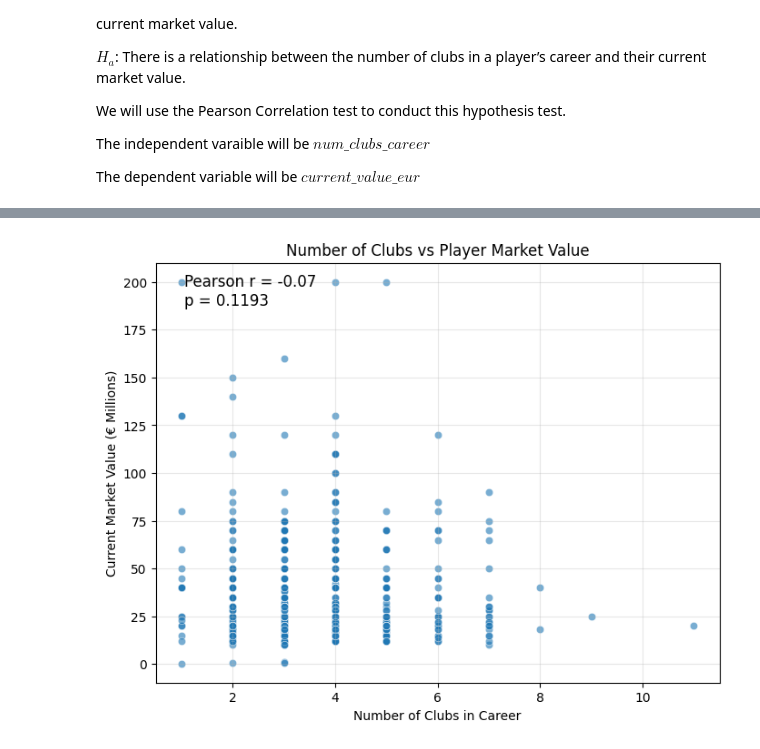
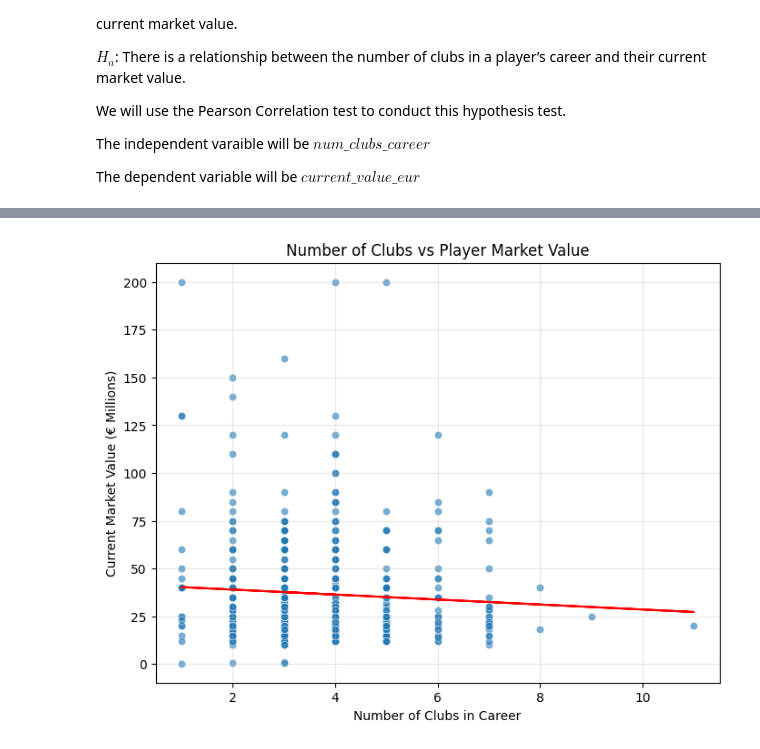
Before and after one commit to etah1/CMSC320-Semester-Project, a Jupyter notebook: checkpointTwo.ipynb, the cells around one changed output, grey strips where cells are left out. Saved outputs shown, nothing was run; the diff lists cells and outputs as text; code cells hidden in the pictures.

```diff
--- a/checkpointTwo.ipynb
+++ b/checkpointTwo.ipynb
@@ -253,7 +253,7 @@ The dependent variable will be $current\_value\_eur$
 import scipy as sp
 
 x = players["num_clubs_career"]
-y = players["current_value_eur"]
+y = players["current_value_eur"]/1000000
 
 corr, p_val = sp.stats.pearsonr(x, y)
 
@@ -264,29 +264,26 @@ Correlation: -0.06920314976883758
 P-value: 0.11928411744999212
 # %%
-players["current_value_m"] = players["current_value_eur"] / 1_000_000
+import numpy as np
 
 plt.figure(figsize=(8,6))
 
 sns.scatterplot(
     data=players,
     x="num_clubs_career",
     y="current_value_m",
     alpha=0.6
 )
 
-plt.text(
-    0.05, 0.9,
-    f"Pearson r = {corr:.2f}\np = {p_val:.4f}",
-    transform=plt.gca().transAxes,
-    fontsize=12
-)
+m, b = np.polyfit(x, y, 1)
+
+plt.plot(x, m*x + b, color="red")
+
 
 plt.title("Number of Clubs vs Player Market Value")
 plt.xlabel("Number of Clubs in Career")
 plt.ylabel("Current Market Value (€ Millions)")
-
 plt.grid(alpha=0.3)
 
 plt.show()
 # %% [output]
-[figure, old version]
+[figure, new version]
```
Also changed, not shown: parts of 3 cells of this notebook.
